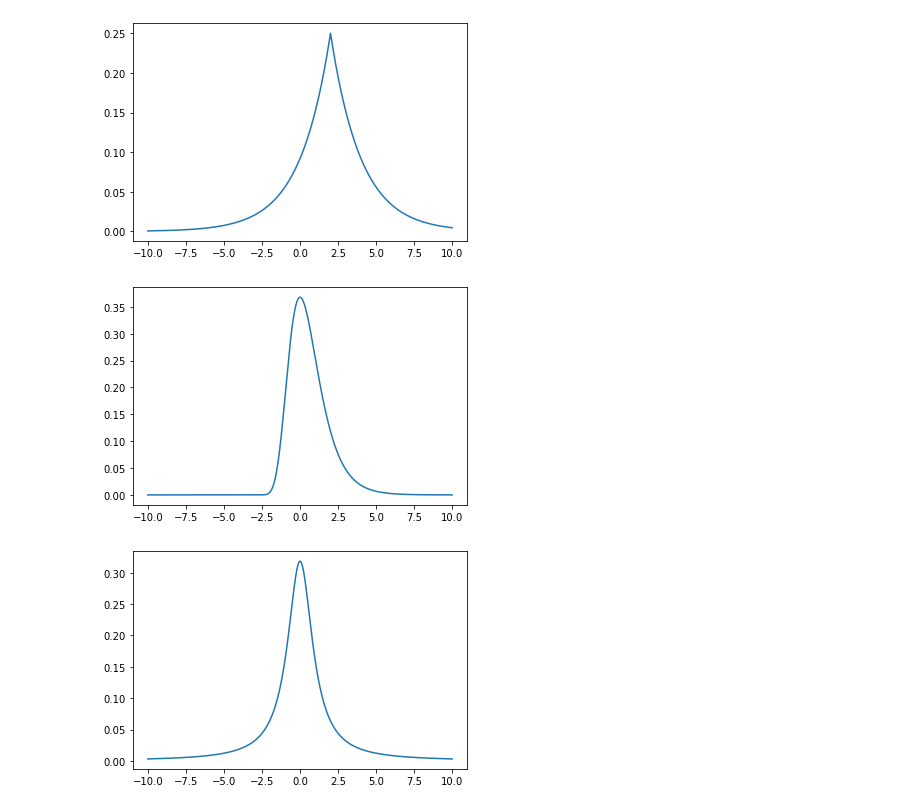
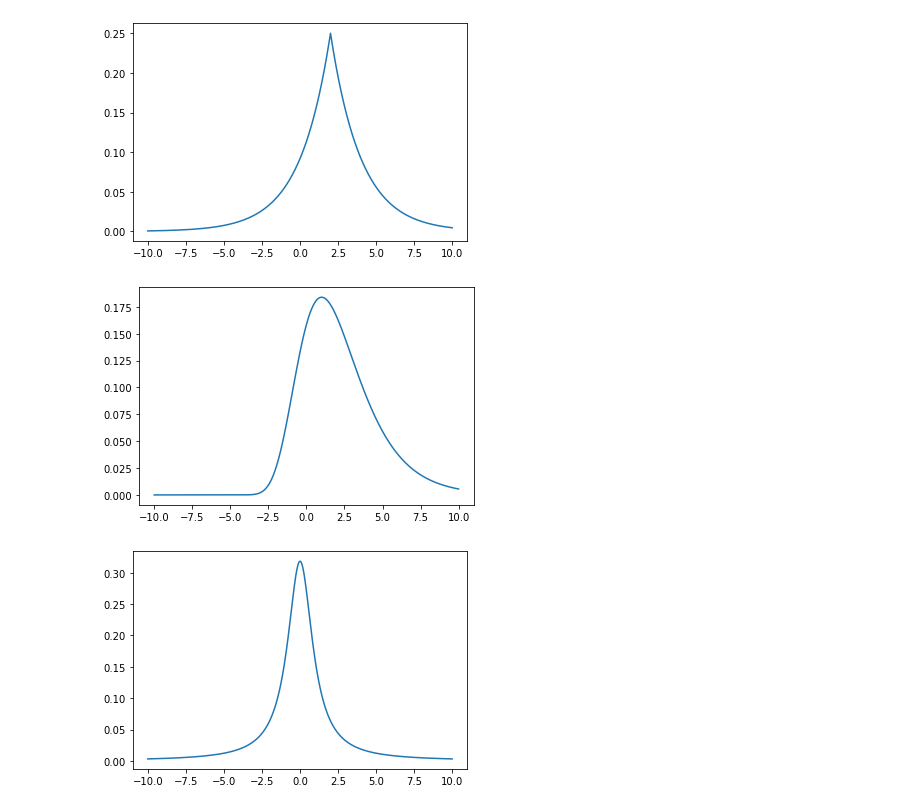
Before and after one commit to arponbasu/CS215_Assignments_3rdSem, a Jupyter notebook: Assignment 1/Shashwat's Work/Q1/Question1.ipynb, the cells around one changed output. Cells and saved outputs as stored; diff of their text form; code cells hidden in the pictures.

```diff
--- a/Assignment 1/Shashwat's Work/Q1/Question1.ipynb
+++ b/Assignment 1/Shashwat's Work/Q1/Question1.ipynb
@@ -4,10 +4,12 @@ import pandas as pd
 import matplotlib
 import matplotlib.pyplot as plt
 # %%
-u=2
-b=2
-x0=0
-gamma=1
+u_laplace = 2
+u_gumbel = 1
+b = 2
+beta = 2
+x0 = 0
+gamma = 1
 # %%
 def pdf_plot(function, range_x, location, scale):
     x_axis = np.arange(-range_x, range_x, 0.01)
@@ -20,3 +22,9 @@ def laplace_pdf(x, u, b):
     return var
 
 #source- https://en.wikipedia.org/wiki/Laplace_distribution#Probability_density_function
+# %%
+def gumbel_pdf(x, u, b):
+    var = np.exp(-((x-u)/b+np.exp(-(x-u)/b)))/b
+    return var
+
+#source- https://en.wikipedia.org/wiki/Gumbel_distribution
@@ -25,12 +39,6 @@ pdf_plot(laplace_pdf, 10, u, b)
 # %% [output]
 [figure]
-# %%
-def gumbel_pdf(x, u, b):
-    var = np.exp(-(x+np.exp(-x)))
-    return var
-
-#source- https://en.wikipedia.org/wiki/Gumbel_distribution
 # %%
-pdf_plot(gumbel_pdf, 10, u, b)
+pdf_plot(gumbel_pdf, 10, u_gumbel, beta)
 # %% [output]
-[figure, old version]
+[figure, new version]
```
Also changed, not shown: parts of 14 cells of this notebook.
